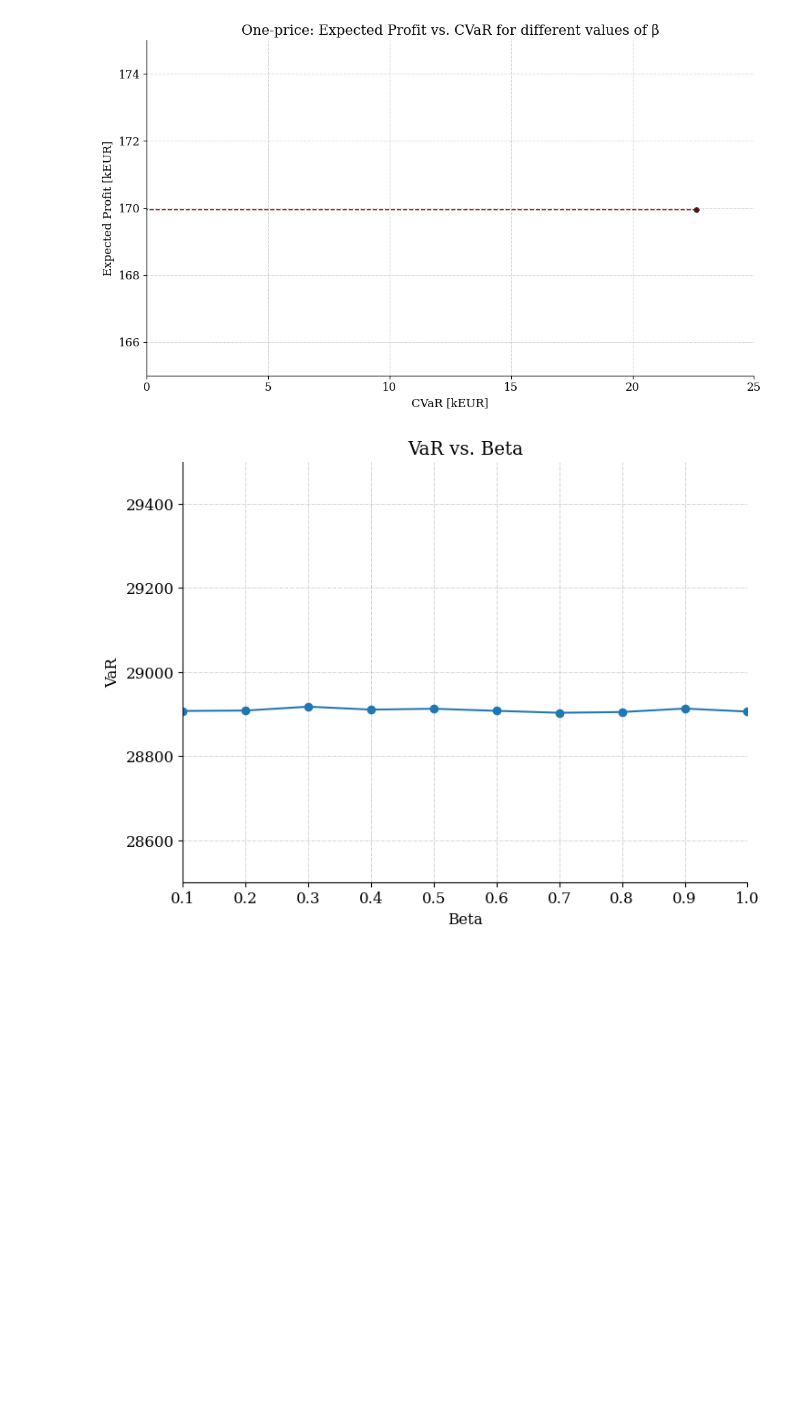
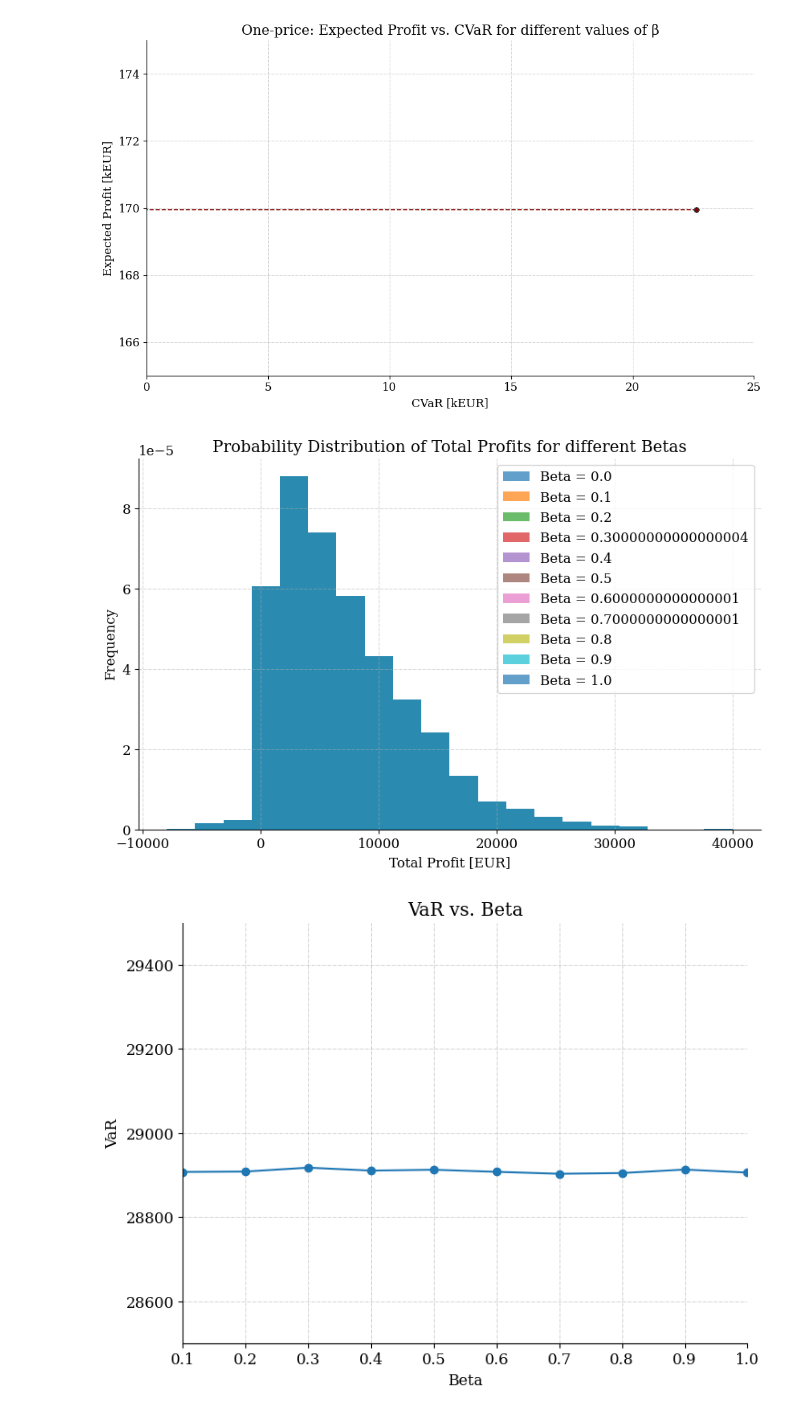
Before and after one commit to Hvid1999/46755, a Jupyter notebook: Assignment 2/task_1c_v2.ipynb, the cells around one changed output. Drawn from its saved outputs; the diff is of its cells as text; code cells hidden in the pictures; blank space fills up the shorter version.

```diff
--- a/Assignment 2/task_1c_v2.ipynb
+++ b/Assignment 2/task_1c_v2.ipynb
@@ -304,6 +304,25 @@ plt.tight_layout()
 plt.show()
 # %% [output]
 [figure]
+# %%
+# Collect total profits for all scenarios for each beta
+all_scenario_profits_per_beta = {beta: [] for beta in beta_values}
+for beta, result in results_per_beta_op.items():
+    for w in range(OMEGA):
+        all_scenario_profits_per_beta[beta].extend(result[w]['Total Profit [EUR]'])
+
+# Plot the probability distribution of profits for all scenarios for each beta
+plt.figure(figsize=(10, 6))
+for beta, profits in all_scenario_profits_per_beta.items():
+    plt.hist(profits, bins=20, density=True, alpha=0.7, label=f'Beta = {beta}')
+plt.title('Probability Distribution of Total Profits for different Betas')
+plt.xlabel('Total Profit [EUR]')
+plt.ylabel('Frequency')
+plt.legend()
+plt.grid(True)
+plt.show()
+# %% [output]
+[figure, added]
 # %%
 var_values = []
 betas = list(results_per_beta_op.keys())
```
Also changed, not shown: parts of 3 cells of this notebook, 5 other files.
